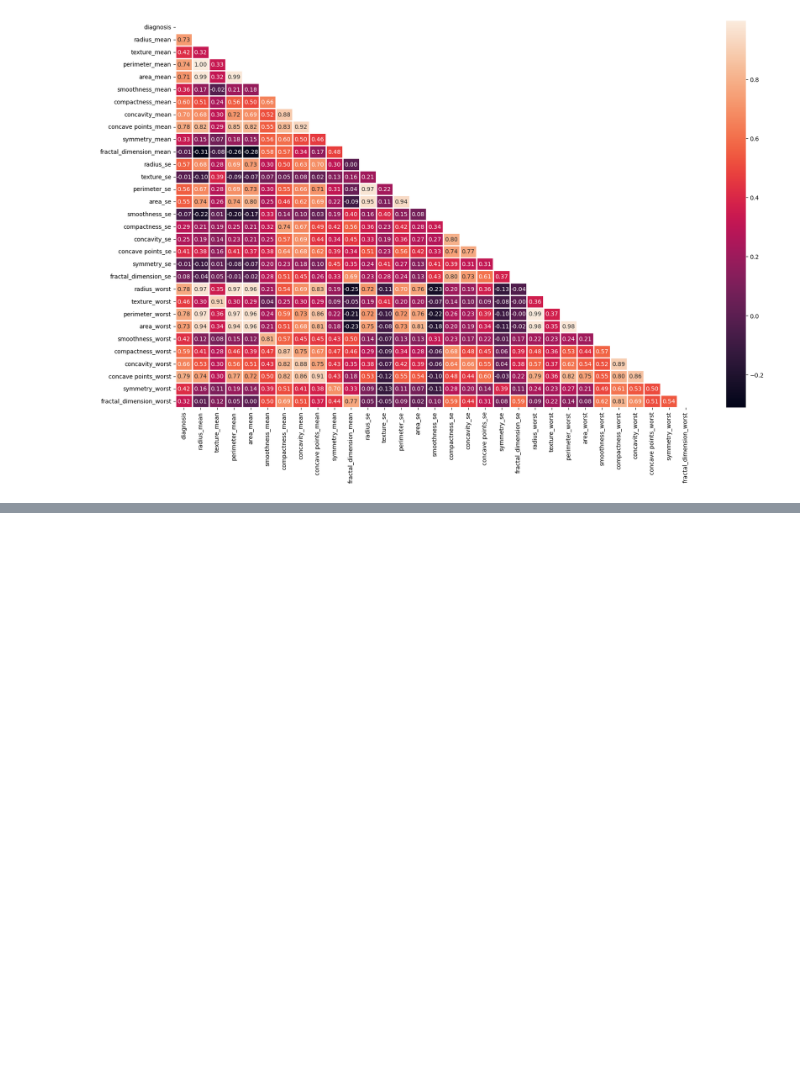
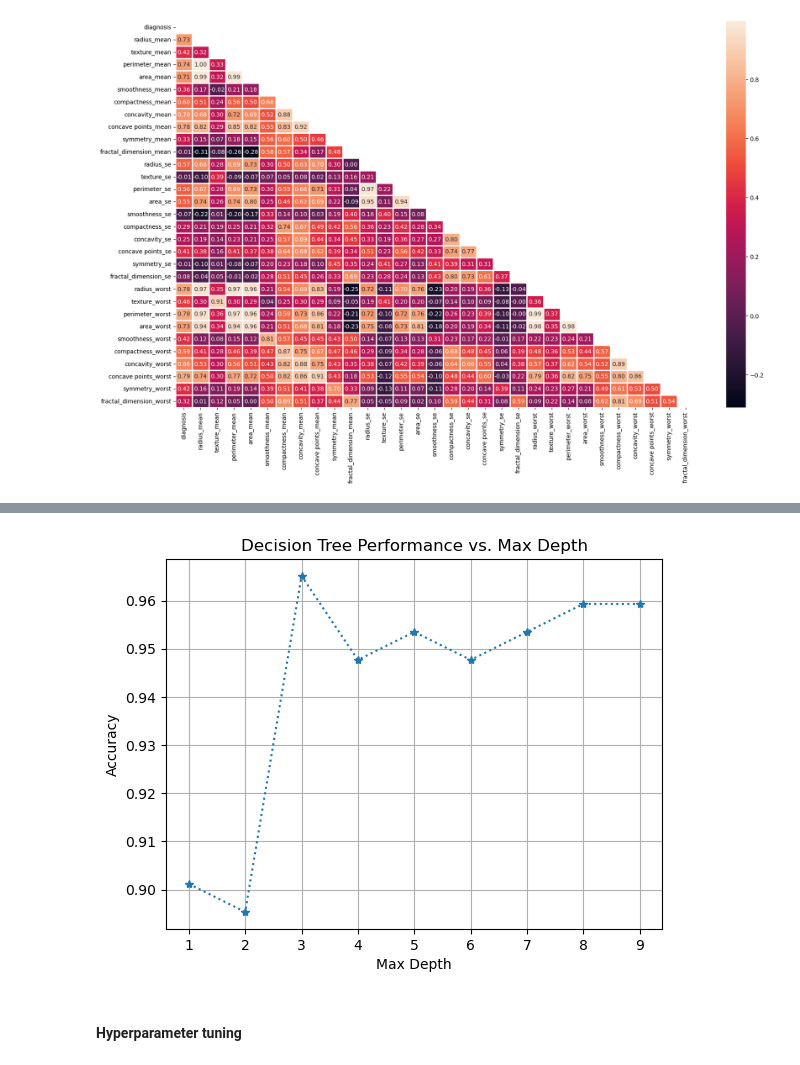
Before and after one commit to Trilokesh-Praxis-2023/Breast_Cancer_Classification, a Jupyter notebook: Breast Cancer/breast-cancer-classification.ipynb, the cells around one changed output, grey strips where cells are left out. Saved outputs shown, nothing was run; the diff lists cells and outputs as text; code cells hidden in the pictures; blank space fills up the shorter version.

```diff
--- a/Breast Cancer/breast-cancer-classification.ipynb
+++ b/Breast Cancer/breast-cancer-classification.ipynb
@@ -538,31 +244,0 @@ rec_knn=0.94
-# %%
-import matplotlib.pyplot as plt
-import numpy as np
-from sklearn.tree import DecisionTreeClassifier
-from sklearn.model_selection import train_test_split
-
-#  creating a decision tree performance graph
-max_depths = range(1, 10)
-accuracy_scores = []
-
-for depth in max_depths:
-    dt = DecisionTreeClassifier(max_depth=depth, random_state=42)
-
-    # Splitting  data into training and testing sets
-    X_train, X_test, y_train, y_test = train_test_split(X, y, test_size=0.3, random_state=42)
-
-    # Fiting the decision tree model
-    dt.fit(X_train, y_train)
-
-    # Evaluate model accuracy on the test set
-    accuracy = dt.score(X_test, y_test)
-    accuracy_scores.append(accuracy)
-
-# Create a plot to visualize the results
-plt.figure(figsize=(8, 5))
-plt.plot(max_depths, accuracy_scores, marker='*',linestyle=':')
-plt.title("Decision Tree Performance vs. Max Depth")
-plt.xlabel("Max Depth")
-plt.ylabel("Accuracy")
-plt.grid(True)
-plt.show()
@@ -975,0 +316,14 @@ print(models_sorted_by_bic)
+# %%
+# Range of max_depth values to test
+max_depths = range(1, 10)
+# Calculate accuracy scores for different max_depth values and plot the graph
+plt.plot(max_depths, [DecisionTreeClassifier(max_depth=depth, random_state=42).fit(X_train, y_train).score(X_test, y_test) for depth in max_depths], marker='*', linestyle=':')
+plt.title("Decision Tree Performance vs. Max Depth")
+plt.xlabel("Max Depth")
+plt.ylabel("Accuracy")
+plt.grid(True)
+plt.show()
+# %% [output]
+[figure, added]
+# %% [markdown]
+#### Hyperparameter tuning
```
Also changed, not shown: parts of 93 cells of this notebook.
